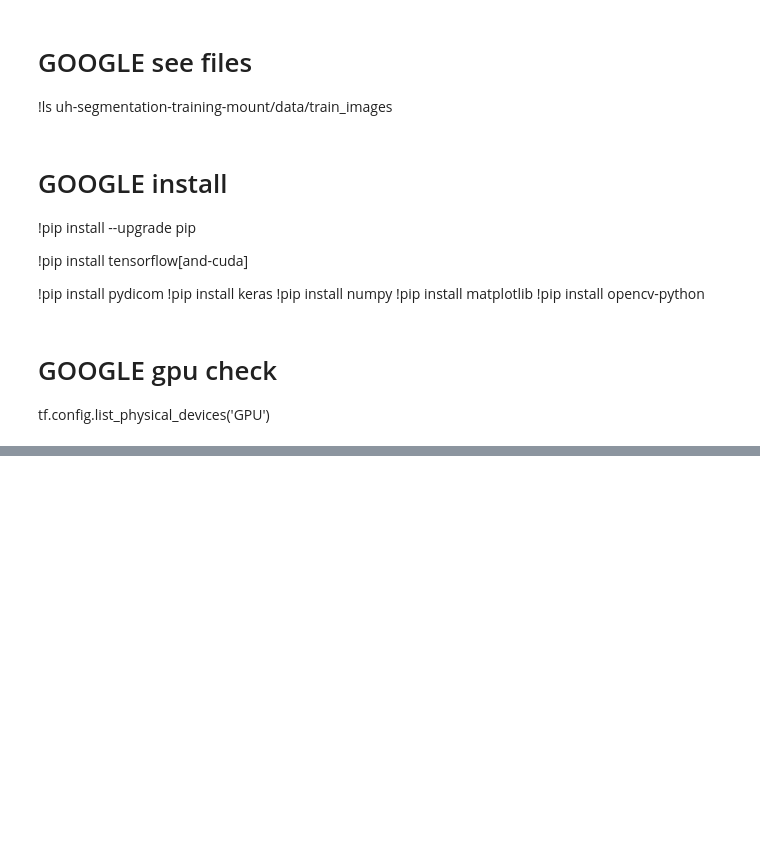
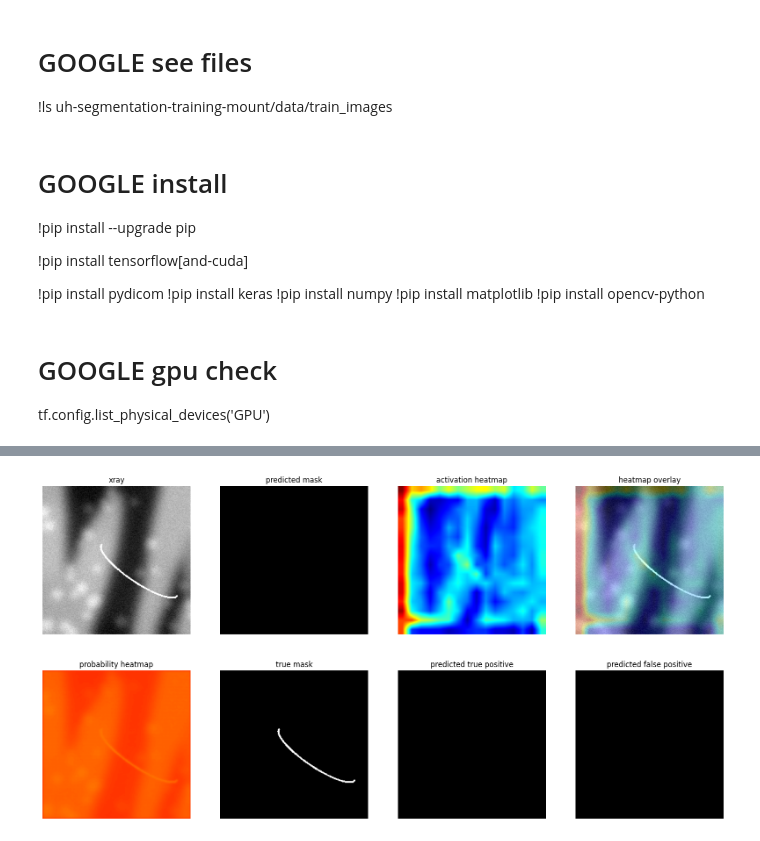
Before and after one commit to tup32132/Segmentation-Images, a Jupyter notebook: training_pipeline_dicom_multiclass.ipynb, the cells around one changed output, grey strips where cells are left out. Drawn from its saved outputs; the diff is of its cells as text; code cells hidden in the pictures; blank space fills up the shorter version.

Commit message:
working update on multiclass file

```diff
--- a/training_pipeline_dicom_multiclass.ipynb
+++ b/training_pipeline_dicom_multiclass.ipynb
@@ -64,7 +64,7 @@ TARGET_DIR = ""
 COPY_DATA_TO_TARGET = False # make copies of data?
 
 MODEL_DIR = "models"
-MODEL = "test.keras" # always .keras
+MODEL = "multiclass_test.keras" # always .keras
 
 TRAIN_IMGS = "data/train"
 TRAIN_MSKS = "data/train"
@@ -426,12 +457,14 @@ plt.show()
 # load trained model
 trained_model = keras.models.load_model(
     os.path.join(TARGET_DIR, MODEL_DIR, MODEL),
-    custom_objects={"dice_loss": dice_loss}
+    custom_objects={"dice_xentropy_hybrid": dice_xentropy_hybrid}
 )
 
 # load and preprocess single image
 TEST_IMAGE = os.path.join(TARGET_DIR, TEST_IMGS, "image_0000.dcm")
-TEST_MASK = os.path.join(TARGET_DIR, TEST_MSKS, "image_0000_mask.npy")
+TEST_MASKS = [
+    os.path.join(TARGET_DIR, TEST_MSKS, "image_0000_mask.npy"),
+]
 
 ds = pydicom.dcmread(TEST_IMAGE)
 img = ds.pixel_array.astype(np.float32)
@@ -458,8 +491,10 @@ grad_model = Model(
 
 with tf.GradientTape() as tape: # calculate gradients
     bottleneck_output, model_output = grad_model(img_batch)
+    # choose max probability across all masks per pixel
+    rep_model_output = tf.reduce_max(model_output, axis=-1)
     # "class score" is mean of output mask
-    class_score = tf.reduce_mean(model_output)
+    class_score = tf.reduce_mean(rep_model_output)
 
 grads = tape.gradient(class_score, bottleneck_output) # get gradient wrt conv layer
 pooled_grads = tf.reduce_mean(grads, axis=(0, 1, 2)) # get weights
@@ -472,7 +507,7 @@ heatmap = tf.maximum(heatmap, 0) / tf.math.reduce_max(heatmap)
 heatmap = heatmap.numpy()
 
 # get mask prediction
-unprocessed_pred_mask = model_output[0].numpy()
+unprocessed_pred_mask = np.max(model_output[0].numpy(), axis=-1)
 unprocessed_pred_mask_color = np.uint8(255 * unprocessed_pred_mask)
 unprocessed_pred_mask_color = cv2.applyColorMap(unprocessed_pred_mask_color, cv2.COLORMAP_JET)
 pred_mask = (unprocessed_pred_mask > 0.5).astype(np.uint8)
@@ -488,20 +523,28 @@ heatmap_color = cv2.applyColorMap(heatmap_color, cv2.COLORMAP_JET)
 heatmap_overlay = cv2.addWeighted(overlay_resized, 0.7, heatmap_color, 0.3, 0)
 
 # find test mask
-if TEST_MASK and os.path.exists(TEST_MASK):
+test_mask = None
+if TEST_MASKS and np.all([os.path.exists(f) for f in TEST_MASKS]):
+    fmasks = list()
+    for f in TEST_MASKS:
+        fmask = np.load(f).astype(np.float32)
+        fmask = np.clip(fmask / 255.0, 0.0, 1.0)
+        fmasks.append(fmask)
 
-    test_mask = np.load(TEST_MASK).astype(np.float32)
-    test_mask = np.clip(test_mask / 255.0, 0.0, 1.0)
+if fmasks:
+    test_mask = np.stack(fmasks, axis=-1)
+    test_mask = np.max(test_mask, axis=-1)
     test_mask = np.expand_dims(test_mask, axis=-1)
 
 # find error between true mask and predicted mask
     test_mask_resized = cv2.resize(test_mask, (IMG_HEIGHT, IMG_WIDTH))
-    test_mask_resized = cv2.normalize(test_mask_resized, None, alpha=0, beta=255, norm_type=cv2.NORM_MINMAX, dtype=cv2.CV_8U)
-    test_mask_resized = np.expand_dims(test_mask_resized.astype(np.uint8), axis=-1)
+    test_mask_binary = (test_mask_resized > 0.5).astype(np.uint8)
+    # test_mask_resized = cv2.normalize(test_mask_resized, None, alpha=0, beta=255, norm_type=cv2.NORM_MINMAX, dtype=cv2.CV_8U)
+    # test_mask_resized = np.expand_dims(test_mask_resized.astype(np.uint8), axis=-1)
 
-    true_positive_mask = test_mask_resized & pred_mask
+    true_positive_mask = test_mask_binary & pred_mask
     # true_positive_mask = cv2.addWeighted(test_mask_resized, 0.5, pred_mask, 0.5, 0)
-    false_positive_mask = (test_mask_resized == 0) & pred_mask
+    false_positive_mask = (test_mask_binary == 0) & pred_mask
 
 # display
 plt.figure(figsize=(20, 10))
@@ -522,30 +565,32 @@ plt.imshow(heatmap_color)
 plt.axis('off')
 
 plt.subplot(2, 4, 4)
 plt.title("heatmap overlay") # heatmap overlayed on image
 plt.imshow(heatmap_overlay)
 plt.axis('off')
 
 plt.subplot(2, 4, 5) # heatmap
 plt.title("probability heatmap")
 plt.imshow(unprocessed_pred_mask_color)
 plt.axis('off')
 
 if test_mask is not None:
     plt.subplot(2, 4, 6)
     plt.title("true mask") # actual mask
     plt.imshow(test_mask, cmap='gray')
     plt.axis('off')
 
     plt.subplot(2, 4, 7)
     plt.title("predicted true positive") # predicted mask vs actual mask, correct pixels
     plt.imshow(true_positive_mask, cmap='gray')
     plt.axis('off')
 
     plt.subplot(2, 4, 8)
     plt.title("predicted false positive") # predicted mask vs actual mask, mistakenly activated pixels
     plt.imshow(false_positive_mask, cmap='gray')
     plt.axis('off')
 
 # plt.savefig("test")
 plt.show()
+# %% [output]
+[figure, added]
```
Also changed, not shown: parts of 8 cells of this notebook.
